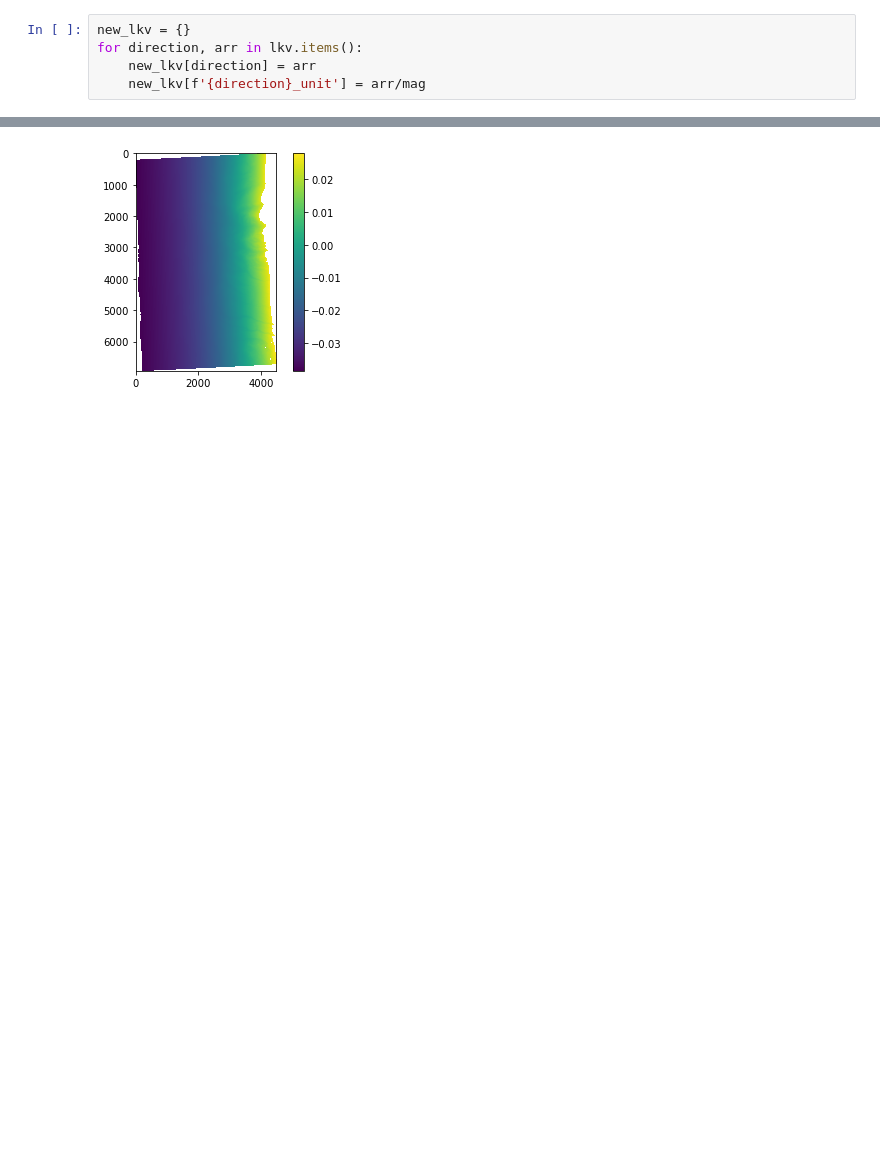
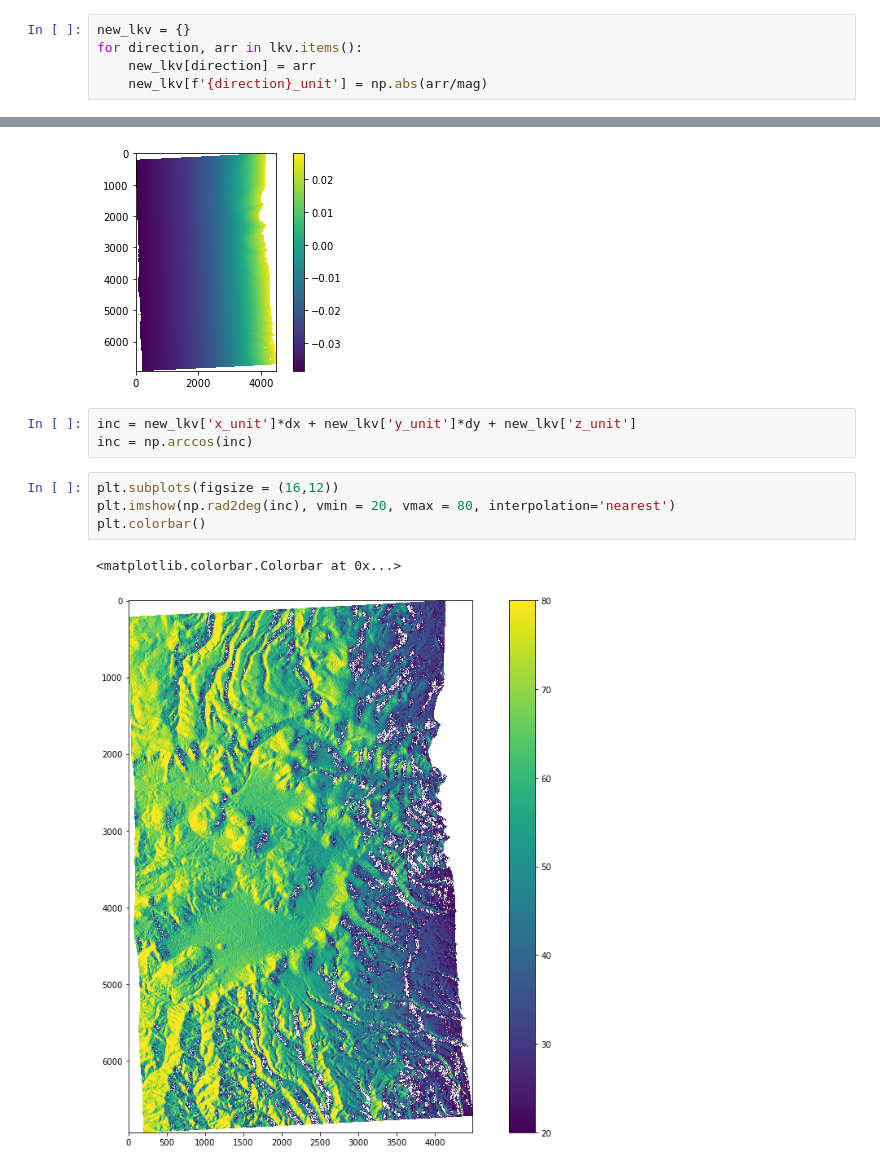
Before and after one commit to SnowEx/uavsar_snow, a Jupyter notebook: incidence_angle/incidence_angle_exp.ipynb, the cells around one changed output, grey strips where cells are left out. Drawn from its saved outputs; the diff is of its cells as text; blank space fills up the shorter version.

```diff
--- a/incidence_angle/incidence_angle_exp.ipynb
+++ b/incidence_angle/incidence_angle_exp.ipynb
@@ -62,10 +62,20 @@ plt.colorbar()
 new_lkv = {}
 for direction, arr in lkv.items():
     new_lkv[direction] = arr
-    new_lkv[f'{direction}_unit'] = arr/mag
+    new_lkv[f'{direction}_unit'] = np.abs(arr/mag)
 # %%
 plt.imshow(new_lkv['x_unit'], interpolation='nearest')
 plt.colorbar()
 # %% [output]
 <matplotlib.colorbar.Colorbar at 0x...>
 [figure]
+# %%
+inc = new_lkv['x_unit']*dx + new_lkv['y_unit']*dy + new_lkv['z_unit']
+inc = np.arccos(inc)
+# %%
+plt.subplots(figsize = (16,12))
+plt.imshow(np.rad2deg(inc), vmin = 20, vmax = 80, interpolation='nearest')
+plt.colorbar()
+# %% [output]
+<matplotlib.colorbar.Colorbar at 0x...>
+[figure, added]
```
Also changed, not shown: parts of 3 cells of this notebook.
